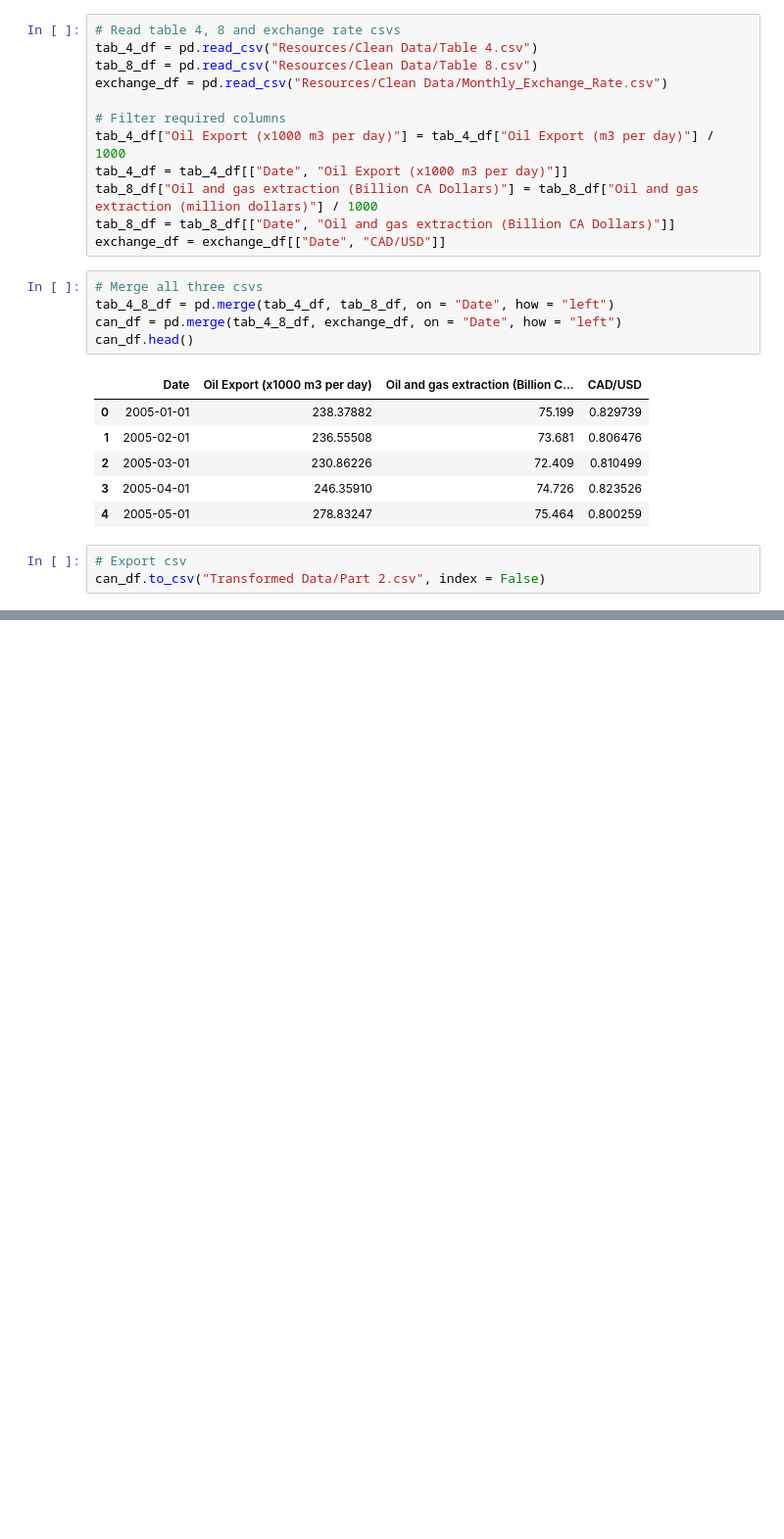
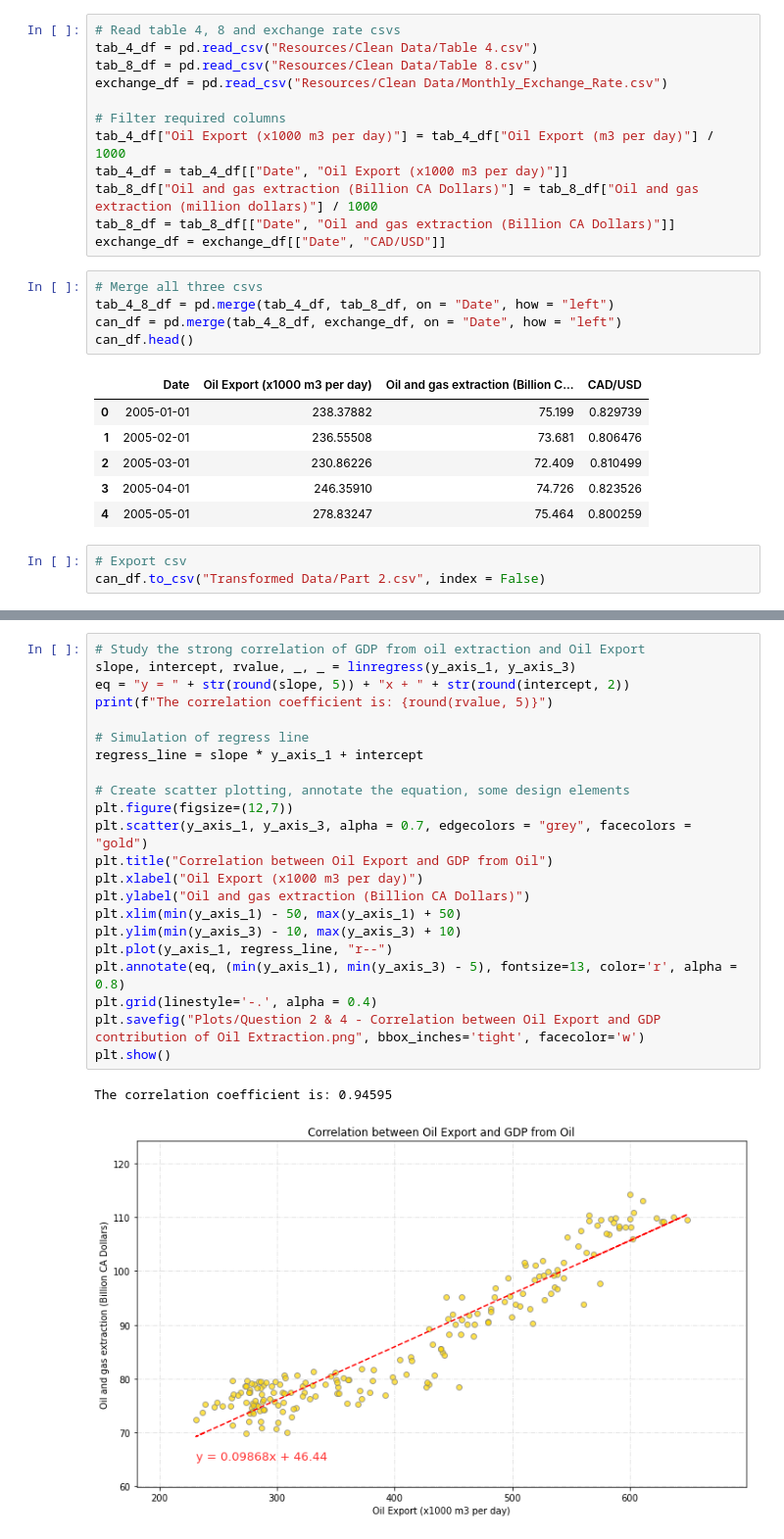
Before and after one commit to kk-deng/CanadaEnergyIE, a Jupyter notebook: Part 2.ipynb, the cells around one changed output, grey strips where cells are left out. Shown at 98% size. Drawn from its saved outputs; the diff is of its cells as text; blank space fills up the shorter version.

```diff
--- a/Part 2.ipynb
+++ b/Part 2.ipynb
@@ -184,0 +270,25 @@ can_df.to_csv("Transformed Data/Part 2.csv", index = False)
+# %%
+# Study the strong correlation of GDP from oil extraction and Oil Export
+slope, intercept, rvalue, _, _ = linregress(y_axis_1, y_axis_3)
+eq = "y = " + str(round(slope, 5)) + "x + " + str(round(intercept, 2))
+print(f"The correlation coefficient is: {round(rvalue, 5)}")
+
+# Simulation of regress line
+regress_line = slope * y_axis_1 + intercept
+
+# Create scatter plotting, annotate the equation, some design elements
+plt.figure(figsize=(12,7))
+plt.scatter(y_axis_1, y_axis_3, alpha = 0.7, edgecolors = "grey", facecolors = "gold")
+plt.title("Correlation between Oil Export and GDP from Oil")
+plt.xlabel("Oil Export (x1000 m3 per day)")
+plt.ylabel("Oil and gas extraction (Billion CA Dollars)")
+plt.xlim(min(y_axis_1) - 50, max(y_axis_1) + 50)
+plt.ylim(min(y_axis_3) - 10, max(y_axis_3) + 10)
+plt.plot(y_axis_1, regress_line, "r--")
+plt.annotate(eq, (min(y_axis_1), min(y_axis_3) - 5), fontsize=13, color='r', alpha = 0.8)
+plt.grid(linestyle='-.', alpha = 0.4)
+plt.savefig("Plots/Question 2 & 4 - Correlation between Oil Export and GDP contribution of Oil Extraction.png", bbox_inches='tight', facecolor='w')
+plt.show()
+# %% [output]
+The correlation coefficient is: 0.94595
+[figure, added]
```
Also changed, not shown: parts of 6 cells of this notebook, 2 other files.
